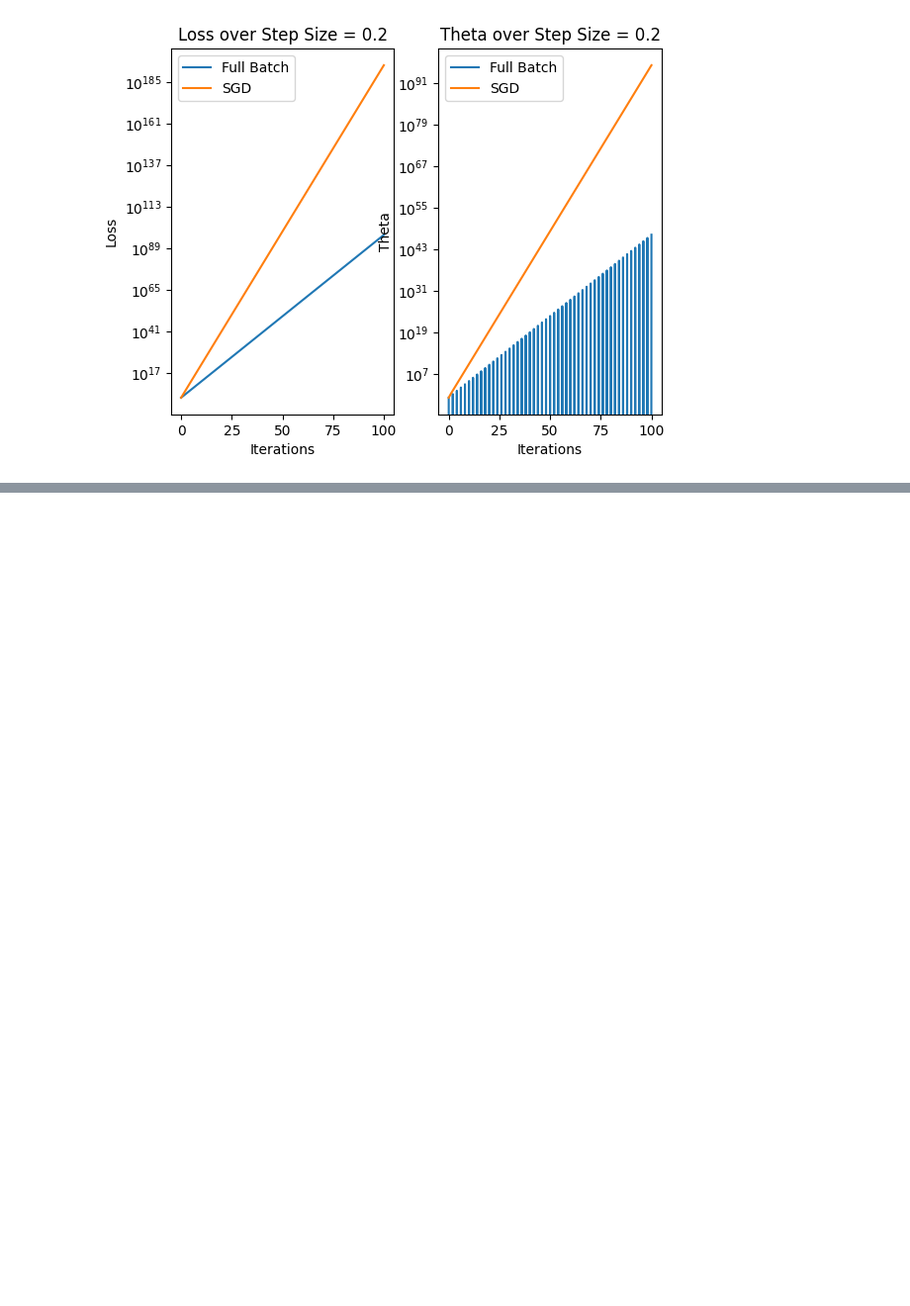
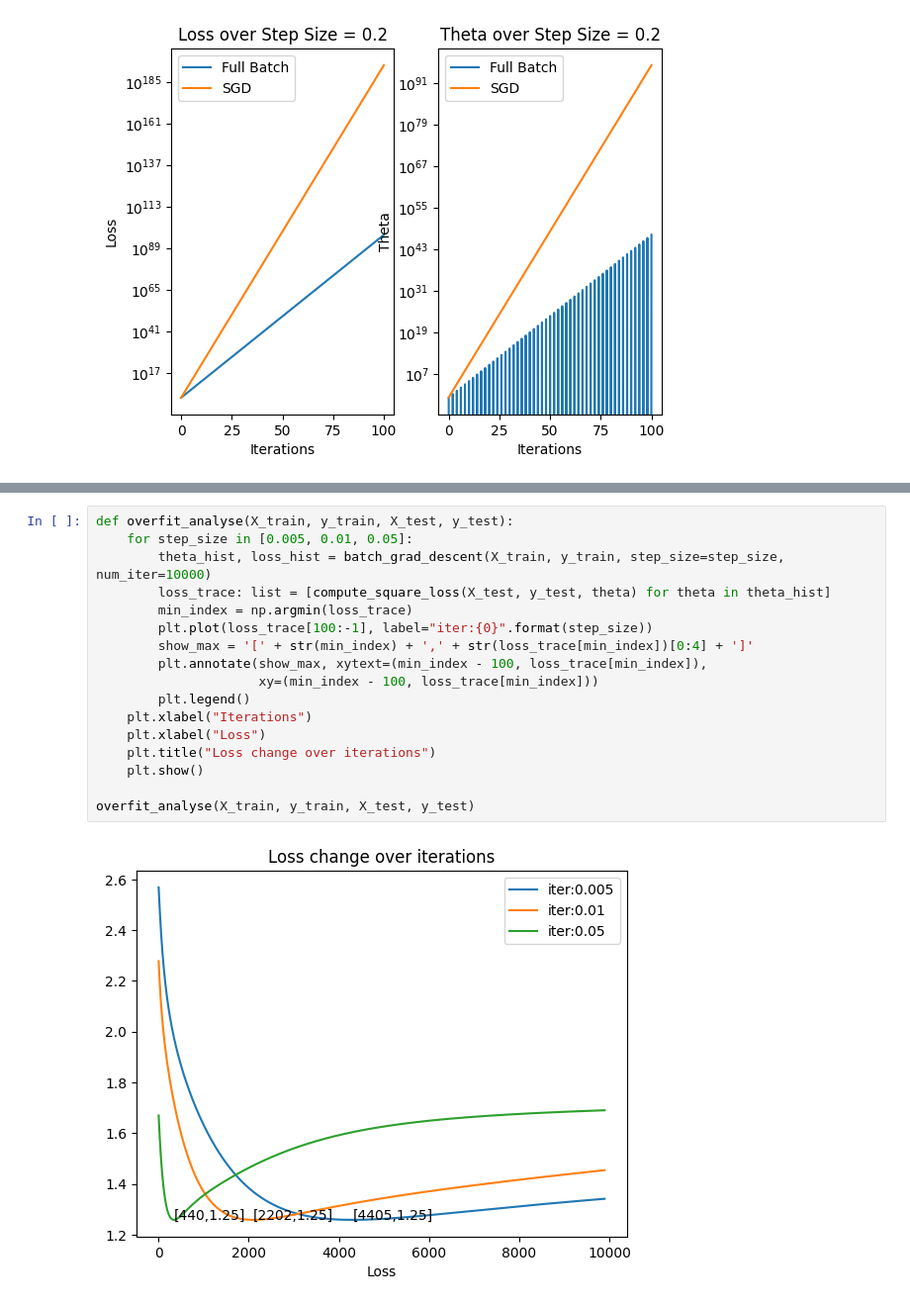
Before and after one commit to luoxiao23333/DS-GA-1003, a Jupyter notebook: Lab1/Lab1.ipynb, the cells around one changed output, grey strips where cells are left out. Shown at 99% size. Drawn from its saved outputs; the diff is of its cells as text; blank space fills up the shorter version.

```diff
--- a/Lab1/Lab1.ipynb
+++ b/Lab1/Lab1.ipynb
@@ -477,3 +480,22 @@ visualize_compare_batch_and_sgd(X_train, y_train)
+# %%
+def overfit_analyse(X_train, y_train, X_test, y_test):
+    for step_size in [0.005, 0.01, 0.05]:
+        theta_hist, loss_hist = batch_grad_descent(X_train, y_train, step_size=step_size, num_iter=10000)
+        loss_trace: list = [compute_square_loss(X_test, y_test, theta) for theta in theta_hist]
+        min_index = np.argmin(loss_trace)
+        plt.plot(loss_trace[100:-1], label="iter:{0}".format(step_size))
+        show_max = '[' + str(min_index) + ',' + str(loss_trace[min_index])[0:4] + ']'
+        plt.annotate(show_max, xytext=(min_index - 100, loss_trace[min_index]),
+                     xy=(min_index - 100, loss_trace[min_index]))
+        plt.legend()
+    plt.xlabel("Iterations")
+    plt.xlabel("Loss")
+    plt.title("Loss change over iterations")
+    plt.show()
+
+overfit_analyse(X_train, y_train, X_test, y_test)
+# %% [output]
+[figure, added]
 # %% [markdown]
 # Risk Minimization Analyse
 1. show that for square loss $\mathcal{L}(\hat{y},y)=\frac{1}{2}(y-\hat{y}^{2})$ , its Bayes decision func is $f^{*}(X)=E[Y|X=x]$
```
Also changed, not shown: parts of 1 cell of this notebook.
